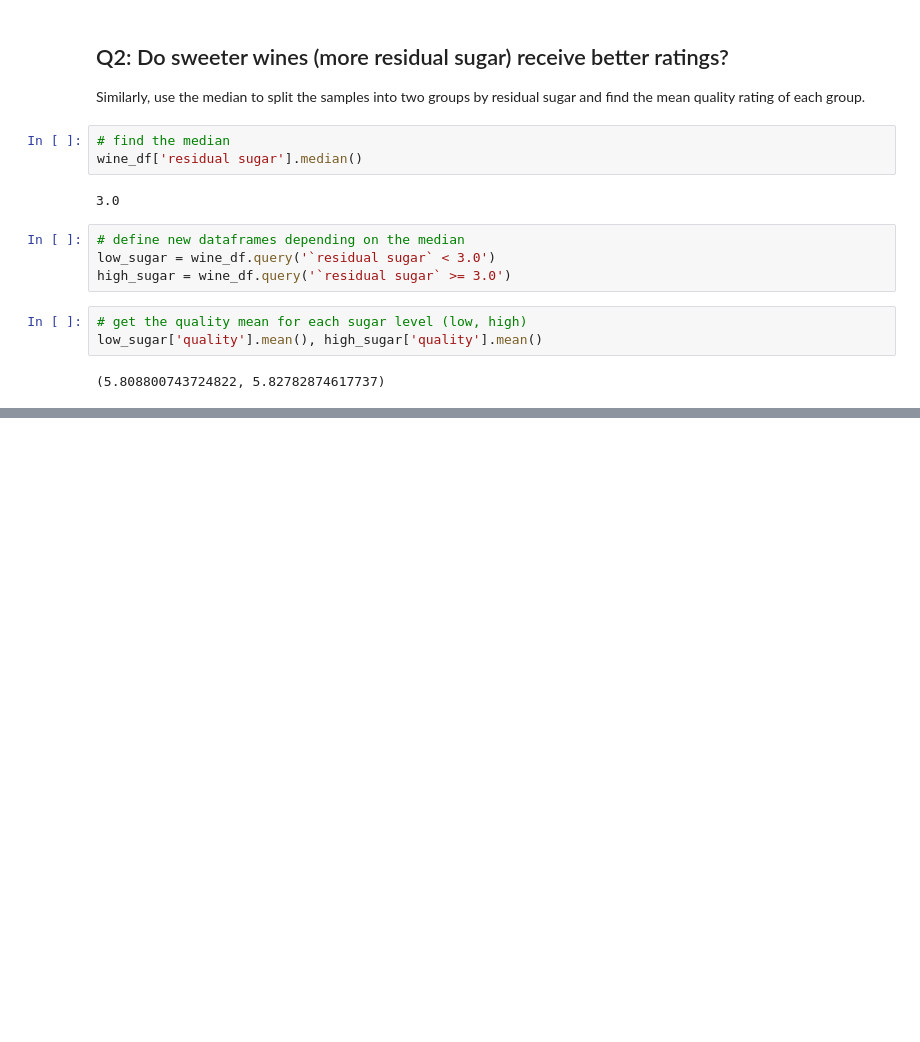
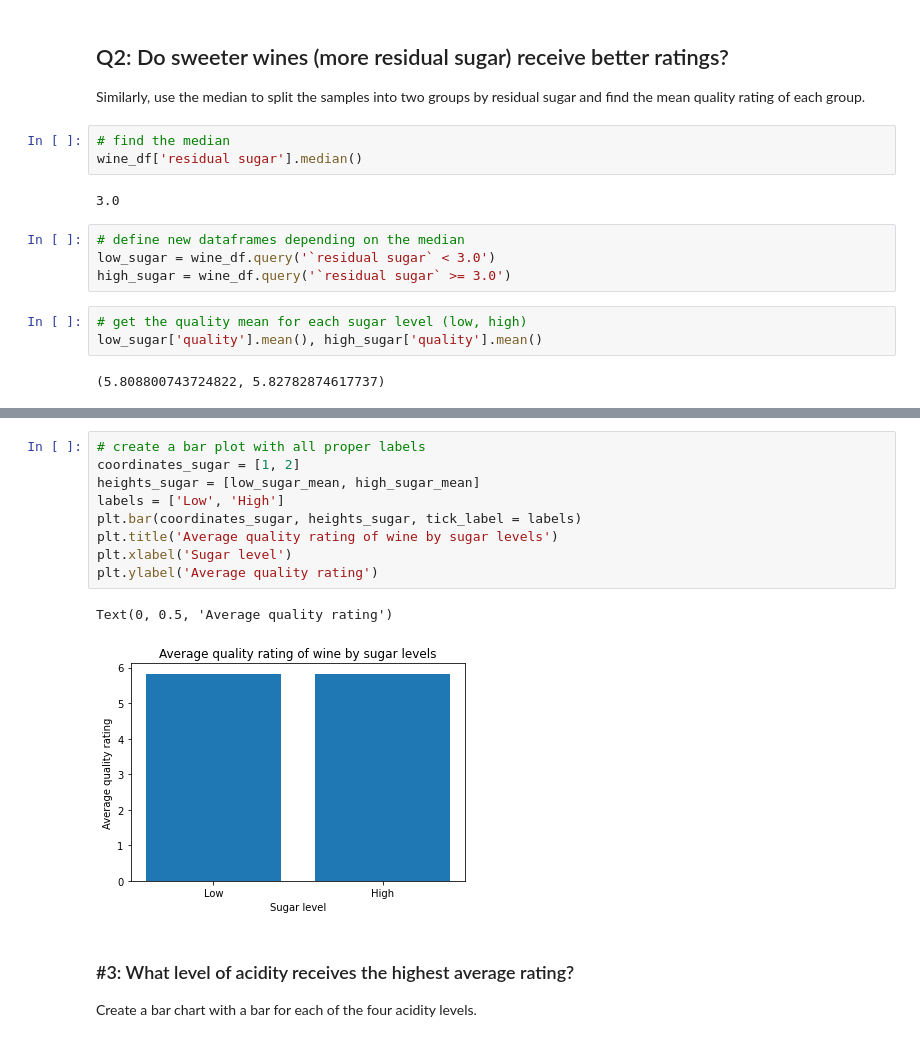
Before and after one commit to JuanGarcia10/case-study-wine-quality, a Jupyter notebook: Study_case_wine_quality.ipynb, the cells around one changed output, grey strips where cells are left out. Saved outputs shown, nothing was run; the diff lists cells and outputs as text; blank space fills up the shorter version.

```diff
--- a/Study_case_wine_quality.ipynb
+++ b/Study_case_wine_quality.ipynb
@@ -286,0 +319,15 @@ low_sugar['quality'].mean(), high_sugar['quality'].mean()
+# %%
+# create a bar plot with all proper labels
+coordinates_sugar = [1, 2]
+heights_sugar = [low_sugar_mean, high_sugar_mean]
+labels = ['Low', 'High']
+plt.bar(coordinates_sugar, heights_sugar, tick_label = labels)
+plt.title('Average quality rating of wine by sugar levels')
+plt.xlabel('Sugar level')
+plt.ylabel('Average quality rating')
+# %% [output]
+Text(0, 0.5, 'Average quality rating')
+[figure, added]
+# %% [markdown]
+### #3: What level of acidity receives the highest average rating?
+Create a bar chart with a bar for each of the four acidity levels.
```
Also changed, not shown: parts of 24 cells of this notebook.
